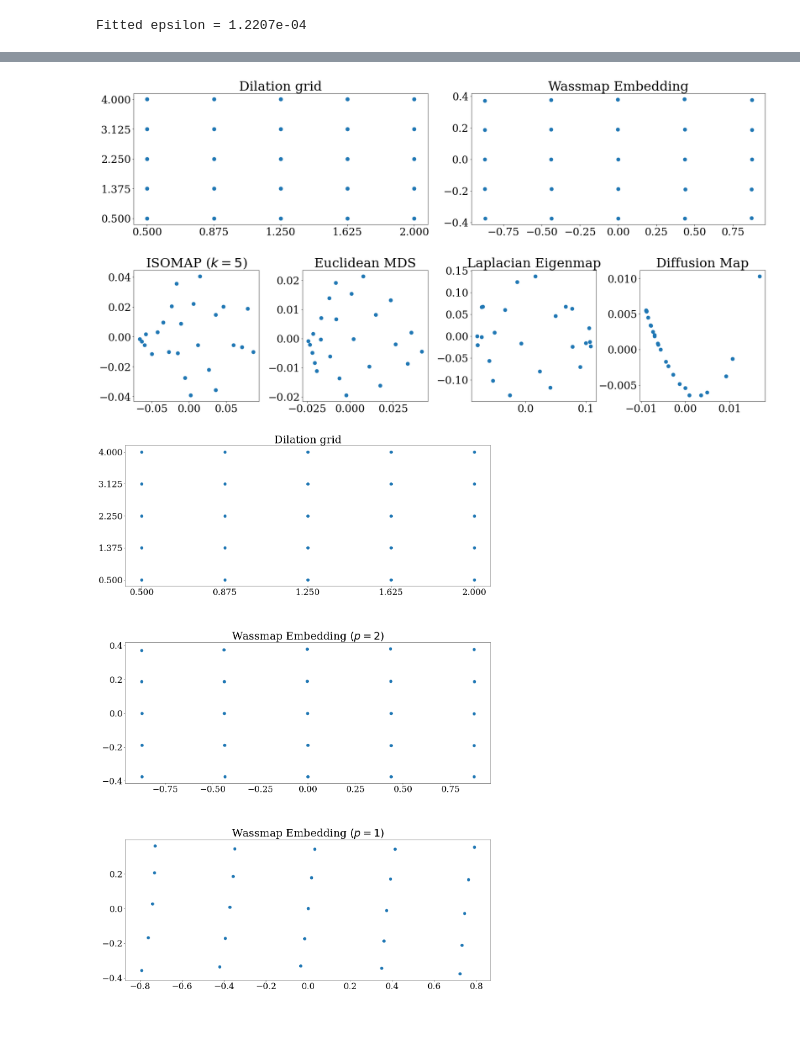
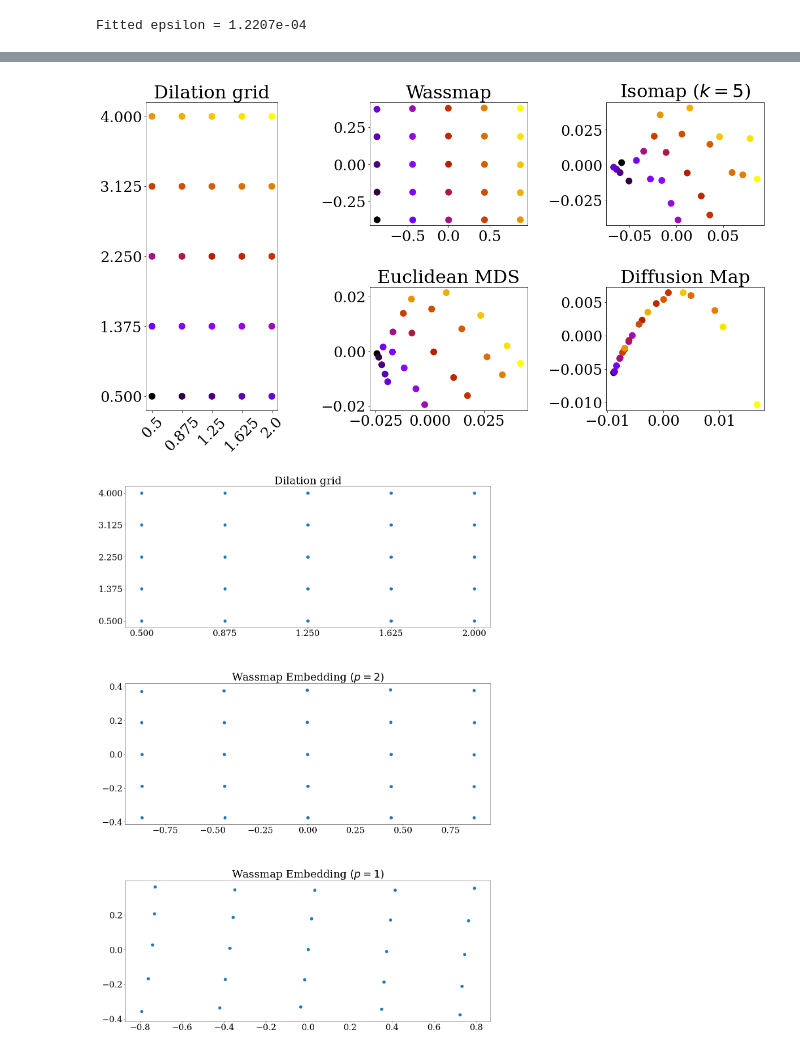
Before and after one commit to Wassmap/wassmap, a Jupyter notebook: example/SIMODS/MainFigures.ipynb, the cells around one changed output, grey strips where cells are left out. Saved outputs shown, nothing was run; the diff lists cells and outputs as text; code cells hidden in the pictures; blank space fills up the shorter version.

```diff
--- a/example/SIMODS/MainFigures.ipynb
+++ b/example/SIMODS/MainFigures.ipynb
@@ -350,71 +365,74 @@ Computed Wasserstein distance matrix (N = 25) in 764.7953 seconds
 # %%
-
-
 # Compute Euclidean distance matrix and Euclidean MDS embedding
-euc_matrix = wm.Euclidean_Matrix(dil_images_vox,geodesic=False,squared=True,plot=False)
-EucEmbedding = wm.MDS(euc_matrix,squared=True)
+euc_matrix_f3 = wm.euc_matrix(dil_images_vox,geodesic=False,squared=True,plot=False)
+MDSEmbedding_f3 = wm.mds(euc_matrix_f3,squared=True)
 
 # Compute isomap using sklearn
 isomap_k = 5
-IsomapEmbedding = man.Isomap(n_components=2,n_neighbors=isomap_k).fit_transform(vox_matrix)
-
-# Compute the spectral embedding (AKA Laplacian Eigenmap)
-numneighbors = 10
-SpecEmbedding = man.SpectralEmbedding(n_components=2,affinity='nearest_neighbors',n_neighbors=numneighbors).fit_transform(vox_matrix)
-SpecEmbedding_wass = man.SpectralEmbedding(n_components=2,affinity='precomputed').fit_transform(Wass_distance_dil)
+IsomapEmbedding_f3 = man.Isomap(n_components=2,n_neighbors=isomap_k).fit_transform(vox_matrix_f3)
 
 # Compute the diffusion map
 neighbor_params = {'n_jobs': -1, 'algorithm': 'kd_tree'}
-mydmap = dm.DiffusionMap.from_sklearn(n_evecs = 2, epsilon = 'bgh', alpha = 1.0, neighbor_params = neighbor_params)
-mydmap_wass = dm.DiffusionMap.from_sklearn(n_evecs = 2, epsilon = 'bgh', alpha = 1.0,k=10,metric='precomputed')
-DMapEmbedding = mydmap.fit_transform(vox_matrix)
-DMapEmbedding_wass = mydmap_wass.fit_transform(Wass_distance_dil)
+dmap_f3 = dm.DiffusionMap.from_sklearn(n_evecs = 2, epsilon = 'bgh', alpha = 1.0, neighbor_params = neighbor_params)
+DMapEmbedding_f3 = dmap_f3.fit_transform(vox_matrix_f3)
 # %%
 ### FIGURE 3: Circle dilation test 1:Plotting
 
 # Create the plot objects
-fig3 = plt.figure(figsize=(28,14))
+fig3 = plt.figure(figsize=(20,10))
 ax3 = fig3.subplot_mosaic(
     """
-    AABB
-    CDEF
+    ABC
+    ADE
     """,
-    gridspec_kw = {"wspace":0.35,"hspace":0.35}
+    gridspec_kw = {"wspace":0.5,"hspace":0.5}
 )
 
+ms = 120 # Marker size
+c = np.linspace(0,1,num_samp_f3) # Note: we'll use the same colors for every scatter plot (to identify points)
+
 # Plot the dilation set
-ax3['A'].scatter(dilates[:,0],dilates[:,1],s=80)
+xp = dilates[:,0]
+yp = dilates[:,1]
+ax3['A'].scatter(xp,yp,c=c,s=ms)
 ax3['A'].set_title('Dilation grid')
-ax3['A'].set_xticks(x)
-ax3['A'].set_yticks(y)
+ax3['A'].set_aspect(1)
+ax3['A'].set_xticks(x_f3)
+ax3['A'].set_yticks(y_f3)
+ax3['A'].set_xticklabels(ax3['A'].get_xticks(), rotation = 45)
 
 # Plot Wassmap embedding
 scatter_x = WassEmbedding_dil[:,0]
 scatter_y = WassEmbedding_dil[:,1]
-ax3['B'].scatter(scatter_x,scatter_y,s=75)
-ax3['B'].set_title('Wassmap Embedding')
+ax3['B'].scatter(scatter_x,scatter_y,c=c,s=ms)
+#ax3['B'].set_aspect('equal')
+ax3['B'].set_title('Wassmap')
 
+xp = IsomapEmbedding_f3[:,0]
+yp = IsomapEmbedding_f3[:,1]
 # Plot the ISOMAP embedding
-ax3['C'].scatter(IsomapEmbedding[:,0], IsomapEmbedding[:,1],s=75)
-#ax3['C'].set_aspect('equal')
-ax3['C'].set_title("ISOMAP ($k = %i$)"%isomap_k)
-ax3['D'].scatter(EucEmbedding[:,0], EucEmbedding[:,1],s=75)
-#ax3['D'].set_aspect('equal')
+ax3['C'].scatter(xp,yp,c=c,s=ms)
+#ax3['C'].set_aspect(1)
+ax3['C'].set_title("Isomap ($k = %i$)"%isomap_k)
+
+# Plot the MDS embedding
+xp = MDSEmbedding_f3[:,0]
+yp = MDSEmbedding_f3[:,1]
+ax3['D'].scatter(xp,yp,c=c,s=ms)
+#ax3['D'].set_aspect(1)
 ax3['D'].set_title("Euclidean MDS")
 
-# Plot the spectral embedding
-ax3['E'].scatter(SpecEmbedding[:,0],SpecEmbedding[:,1],s=75)
-#ax3['E'].set_aspect('equal')
-ax3['E'].set_title('Laplacian Eigenmap')
 # Plot the diffusion map embedding
-ax3['F'].scatter(DMapEmbedding[:,0],DMapEmbedding[:,1],s=75)
-#ax3['F'].set_aspect('equal')
-ax3['F'].set_title('Diffusion Map')
+xp = DMapEmbedding_f3[:,0]
+yp = DMapEmbedding_f3[:,1]
+ax3['E'].scatter(xp,yp,c=c,s=ms)
+#ax3['E'].set_aspect(1)
+ax3['E'].set_title('Diffusion Map')
 
 # Save the figure to google drive
-fig3.savefig('/content/drive/My Drive/Colab Notebooks/figures/revisions/fig3.pdf',bbox_inches='tight')
+fig3.savefig('./figures/fig3.pdf',bbox_inches='tight')
 # %% [output]
-[figure, old version]
+[figure, new version]
 # %%
 ### Supplemental dilation figure:Comparing Wass with p=1 to p=2:Plotting
 
```
Also changed, not shown: parts of 14 cells of this notebook.
